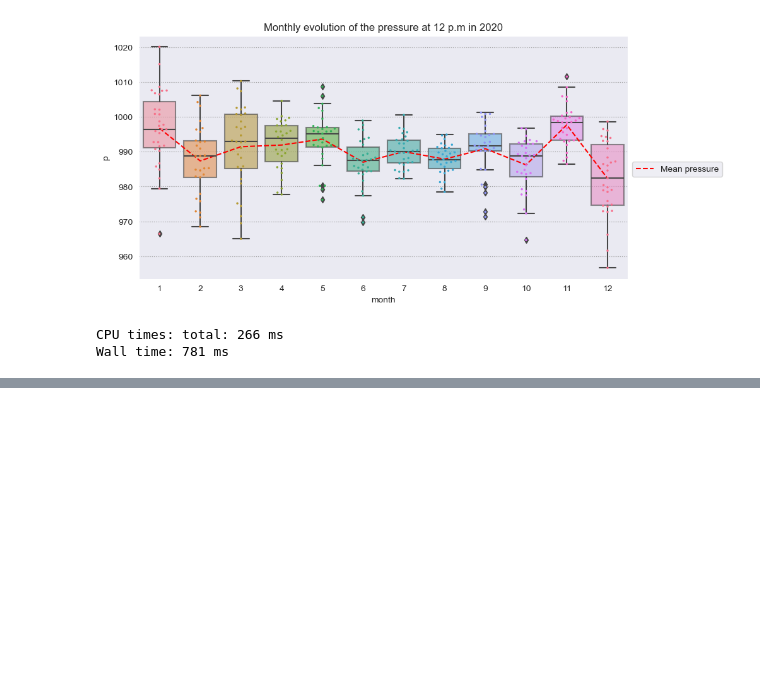
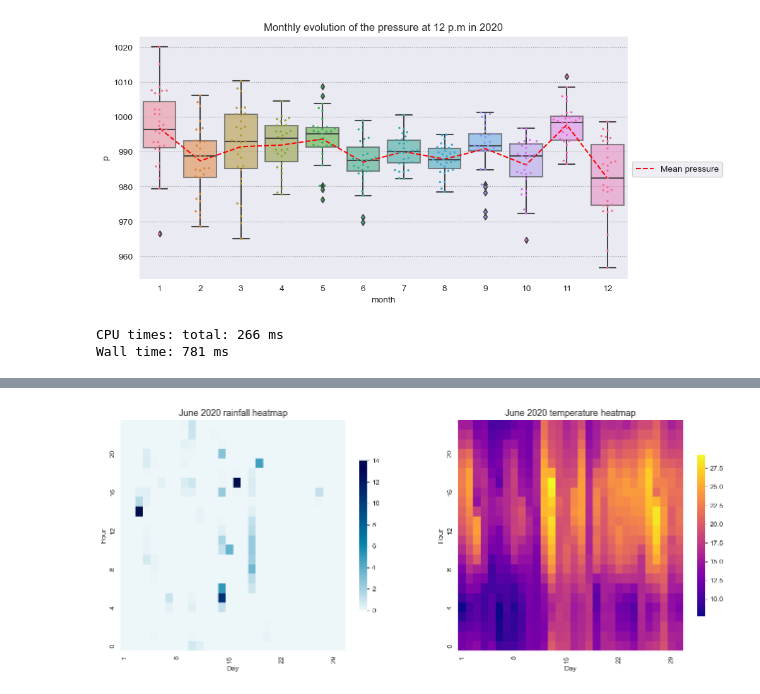
Before and after one commit to achrafkr/Data-Visualization, a Jupyter notebook: Notebooks/Weather_analysis.ipynb, the cells around one changed output, grey strips where cells are left out. Cells and saved outputs as stored; diff of their text form; code cells hidden in the pictures; blank space fills up the shorter version.

```diff
--- a/Notebooks/Weather_analysis.ipynb
+++ b/Notebooks/Weather_analysis.ipynb
@@ -173,0 +213,16 @@ line_plot(x, y, **args)
+# %%
+# Extracting data into temporal dataframes
+df_tmp = data.query("month==6").copy()
+df_tmp['hour'] = df_tmp.date.dt.hour.values
+df_tmp = df_tmp.groupby(['day', 'hour'])[['rain', 'T']].sum()
+
+rainfall = np.zeros((24, 30))
+heat = np.zeros((24, 30))
+for i in range(1, 31):
+    rainfall[:, i-1] = df_tmp.rain.loc[i].values.reshape(-1)
+    heat[:, i-1] = df_tmp['T'].loc[i].values.reshape(-1)/6
+
+rainfall = pd.DataFrame(rainfall, columns=range(1, 31), index=range(24))
+heat = pd.DataFrame(heat, columns=range(1, 31), index=range(24))
+
+del df_tmp
@@ -173,0 +235,20 @@ line_plot(x, y, **args)
+# %%
+%%time
+fig, ax = plt.subplots(1, 2, figsize=(16, 6))
+
+# Rainfall heatmap
+sns.heatmap(rainfall, vmax=14, cmap=custom_cmap, cbar_kws=dict(shrink=.65), ax=ax[0])
+# Tempearture heatmap
+sns.heatmap(heat, cmap='plasma', cbar_kws=dict(shrink=.7), ax=ax[1])
+
+for ax_, title in zip(ax.ravel(), ['rainfall', 'temperature']):
+    ax_.set_title("June 2020 {} heatmap".format(title), fontsize=13)
+    ax_.set_xticks(ticks=np.arange(0, 30, 7)+0.5, labels=range(1, 31, 7))
+    ax_.set_yticks(ticks=np.arange(0, 23, 4)+0.5, labels=range(0, 23, 4))
+    ax_.invert_yaxis()
+    ax_.set_ylabel("Hour")
+    ax_.set_xlabel("Day")
+
+plt.show()
+# %% [output]
+[figure, added]
```
Also changed, not shown: parts of 16 cells of this notebook.
